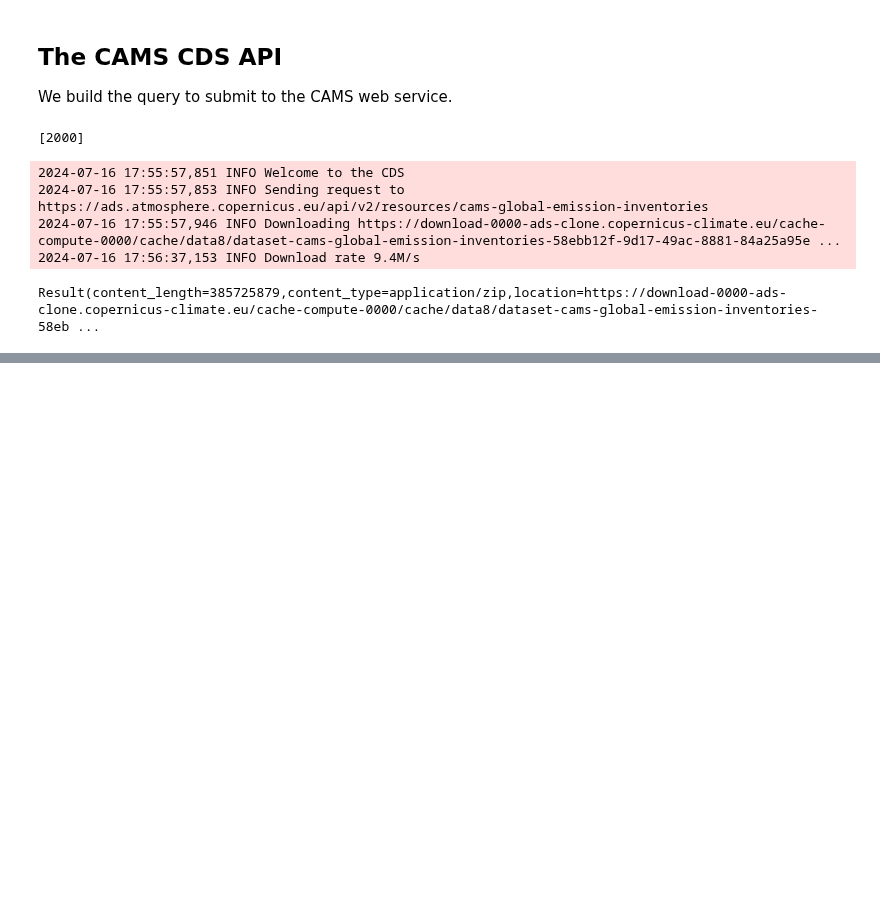
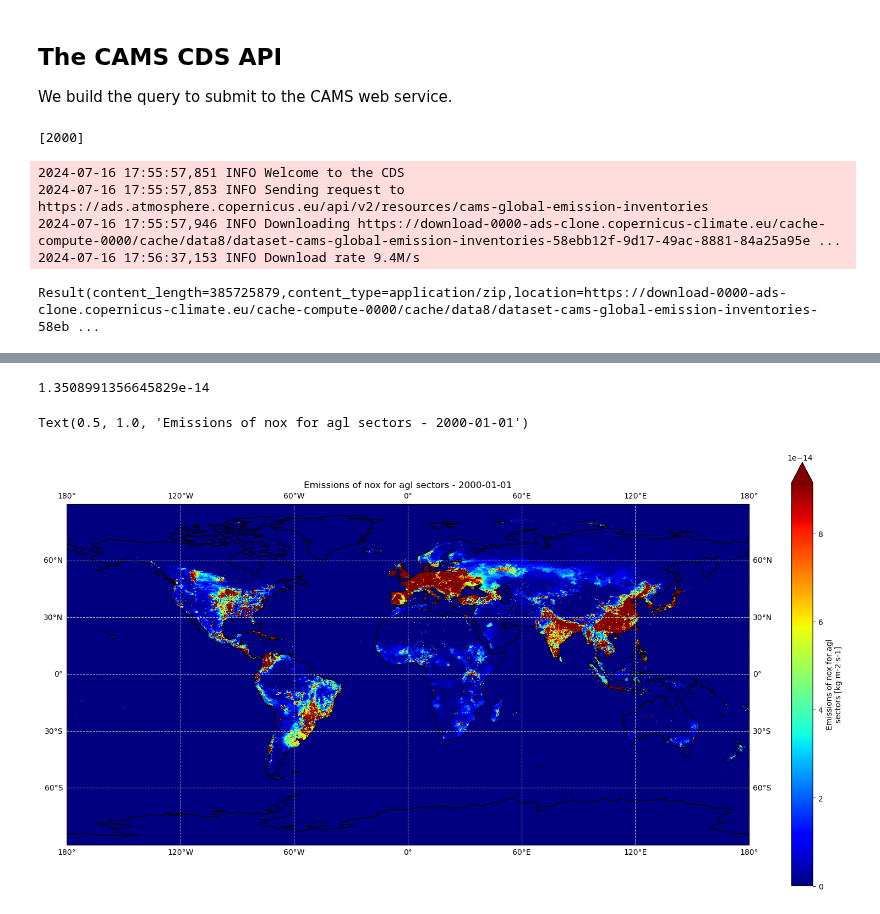
Before and after one commit to mea06em/cams-act6, a Jupyter notebook: 04-emissions/emissions.ipynb, the cells around one changed output, grey strips where cells are left out. Saved outputs shown, nothing was run; the diff lists cells and outputs as text; code cells hidden in the pictures; blank space fills up the shorter version.

Commit message:
nox agl sector

```diff
--- a/04-emissions/emissions.ipynb
+++ b/04-emissions/emissions.ipynb
@@ -55,0 +59,3 @@ with ZipFile(f'{DATADIR}/{WDIR}.zip', 'r') as zipObj:
+# %%
+with xr.open_dataset(f'{DATADIR}/{WDIR}/CAMS-GLOB-ANT_v4.2_nitrogen-oxides_2000.nc', decode_times=False) as nox_ds:
+        nox_agl = nox_ds['agl']
@@ -55,0 +98,3 @@ with ZipFile(f'{DATADIR}/{WDIR}.zip', 'r') as zipObj:
+# %%
+nox_agl_0 = nox_agl[0]
+nox_agl_0
@@ -55,0 +115,27 @@ with ZipFile(f'{DATADIR}/{WDIR}.zip', 'r') as zipObj:
+# %%
+nox_agl_0_place_0 = nox_agl_0.sel(lat = 60.15, lon = 6.65).values.item()
+nox_agl_0_place_0
+# %% [output]
+1.3508991356645829e-14
+# %%
+maplon = [-180,180]
+maplat = [-90,90]
+lonmin = maplon[0]
+lonmax = maplon[1]
+latmin = maplat[0]
+latmax = maplat[1]
+# %%
+plt.figure(figsize=(20,10))
+ax = plt.axes(projection=ccrs.PlateCarree())
+ax.gridlines(draw_labels=True, linestyle='--')
+#ax.add_feature(cartopy.feature.OCEAN)
+ax.add_feature(cartopy.feature.LAND, edgecolor='black')
+#ax.add_feature(cartopy.feature.LAKES, edgecolor='black')
+#ax.add_feature(cartopy.feature.RIVERS)
+ax.coastlines()
+ax.set_extent([lonmin,lonmax,latmin,latmax], crs=ccrs.PlateCarree())
+nox_agl_0.plot(ax=ax, add_colorbar=True, cmap='jet', robust=True) # robust=True removes the outliers
+plt.title('Emissions of nox for agl sectors - 2000-01-01')
+# %% [output]
+Text(0.5, 1.0, 'Emissions of nox for agl sectors - 2000-01-01')
+[figure, added]
```
Also changed, not shown: parts of 5 cells of this notebook.
